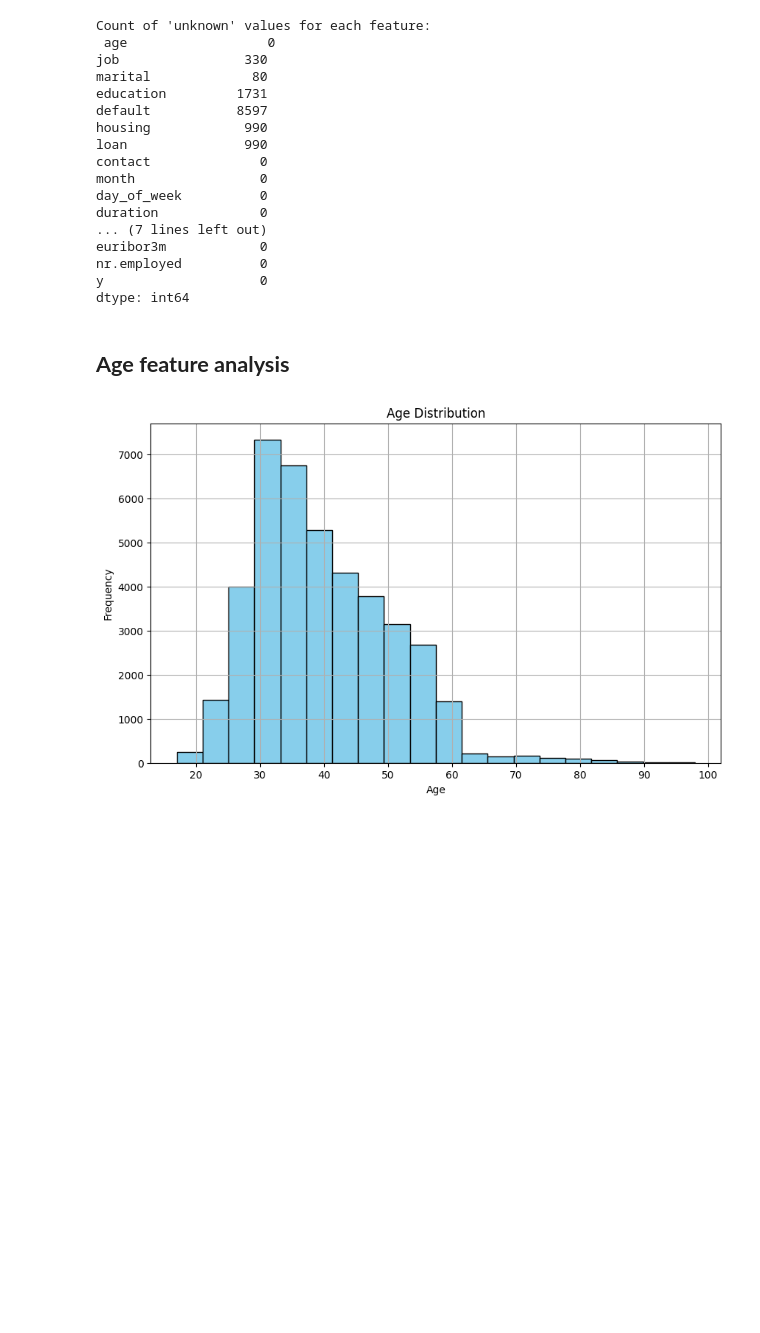
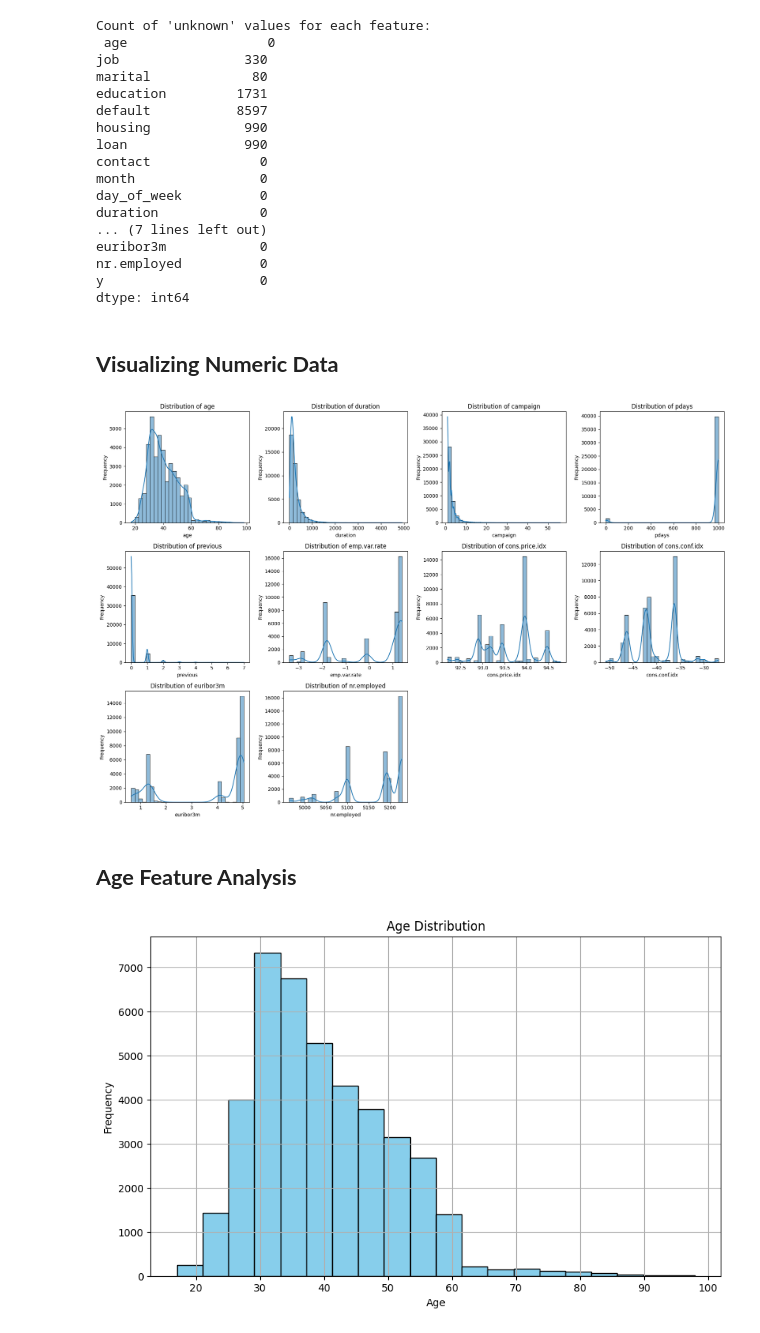
Before and after one commit to DCM2002/ML_CW_2410214, a Jupyter notebook: ML_CW_4.ipynb, the cells around one changed output. Cells and saved outputs as stored; diff of their text form; code cells hidden in the pictures; blank space fills up the shorter version.

Commit message:
Final code with minor adjustments (comments and visualizing)

```diff
--- a/ML_CW_4.ipynb
+++ b/ML_CW_4.ipynb
@@ -117,8 +121,26 @@ euribor3m            0
 nr.employed          0
 y                    0
 dtype: int64
+# %% [markdown]
+## **Visualizing Numeric Data**
+# %%
+# List of numerical features
+numerical_features = ['age', 'duration', 'campaign', 'pdays', 'previous', 'emp.var.rate', 'cons.price.idx', 'cons.conf.idx', 'euribor3m', 'nr.employed']
+
+#Histograms for each numerical feature
+plt.figure(figsize=(18, 12))
+for i, feature in enumerate(numerical_features, 1):
+    plt.subplot(3, 4, i)
+    sns.histplot(data[feature], bins=30, kde=True)
+    plt.title(f'Distribution of {feature}')
+    plt.xlabel(feature)
+    plt.ylabel('Frequency')
+plt.tight_layout()
+plt.show()
+# %% [output]
+[figure, added]
 # %% [markdown]
-## **Age feature analysis**
+## **Age Feature Analysis**
 # %%
 # Plot Age histogram
 plt.figure(figsize=(10, 6))
```
Also changed, not shown: parts of 9 cells of this notebook.
